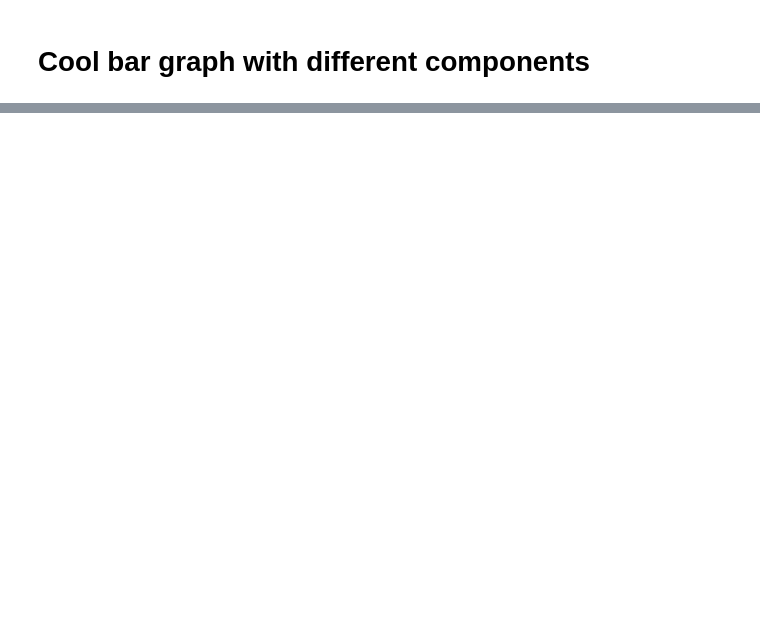
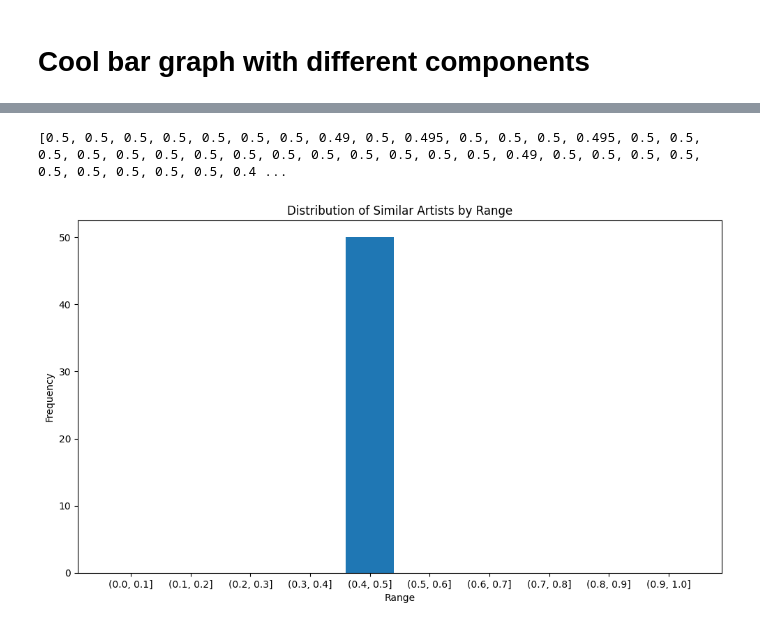
Before and after one commit to agarfel/CSE204-Project, a Jupyter notebook: model_study.ipynb, the cells around one changed output, grey strips where cells are left out. Drawn from its saved outputs; the diff is of its cells as text; code cells hidden in the pictures; blank space fills up the shorter version.

```diff
--- a/model_study.ipynb
+++ b/model_study.ipynb
@@ -305,0 +292,22 @@ plt.show()
+# %%
+# Define bins
+bins = [0 + i / 10 for i in range(11)]
+
+# Create a new column with the bins
+df['Binned'] = pd.cut(similar_artists, bins=bins)
+print(similar_artists)
+
+# Get value counts of the bins
+value_counts = df['Binned'].value_counts().sort_index()
+
+# Plot distribution
+plt.figure(figsize=(10, 6))  # Adjust the figure size as needed
+plt.bar(range(len(value_counts)), value_counts.values, tick_label=value_counts.index.astype(str))
+plt.xlabel('Range')
+plt.ylabel('Frequency')
+plt.title('Distribution of Similar Artists by Range')
+plt.tight_layout()  # Adjust layout to make room for rotated labels
+plt.show()
+# %% [output]
+[0.5, 0.5, 0.5, 0.5, 0.5, 0.5, 0.5, 0.49, 0.5, 0.495, 0.5, 0.5, 0.5, 0.495, 0.5, 0.5, 0.5, 0.5, 0.5, 0.5, 0.5, 0.5, 0.5, 0.5, 0.5, 0.5, 0.5, 0.5, 0.49, 0.5, 0.5, 0.5, 0.5, 0.5, 0.5, 0.5, 0.5, 0.5, 0.4 ...
+[figure, added]
```
Also changed, not shown: parts of 7 cells of this notebook, 4 other files.
